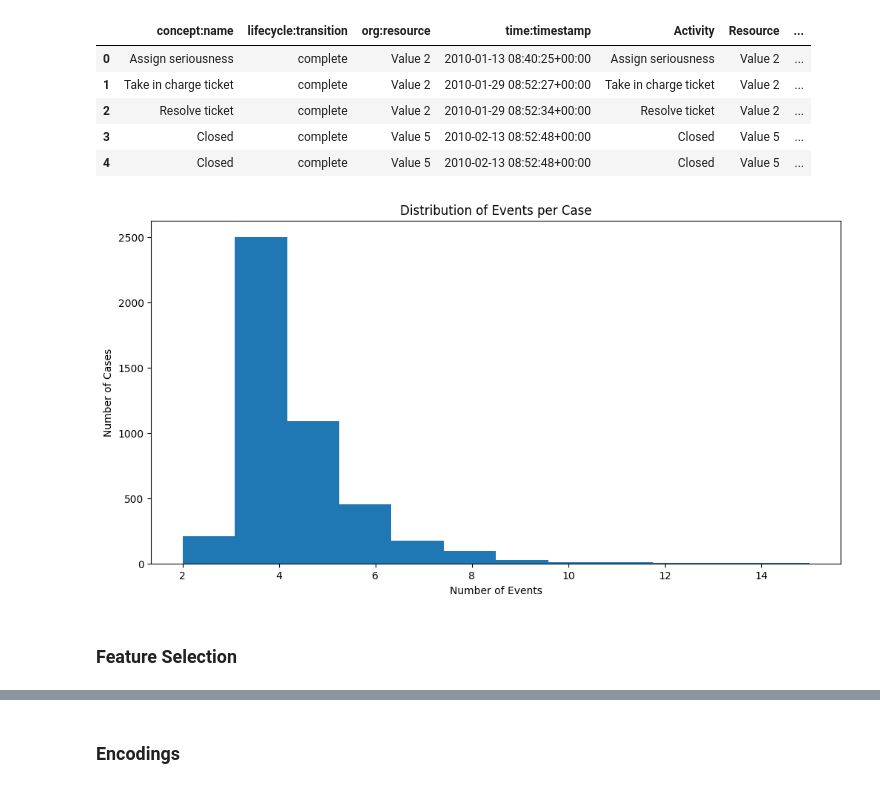
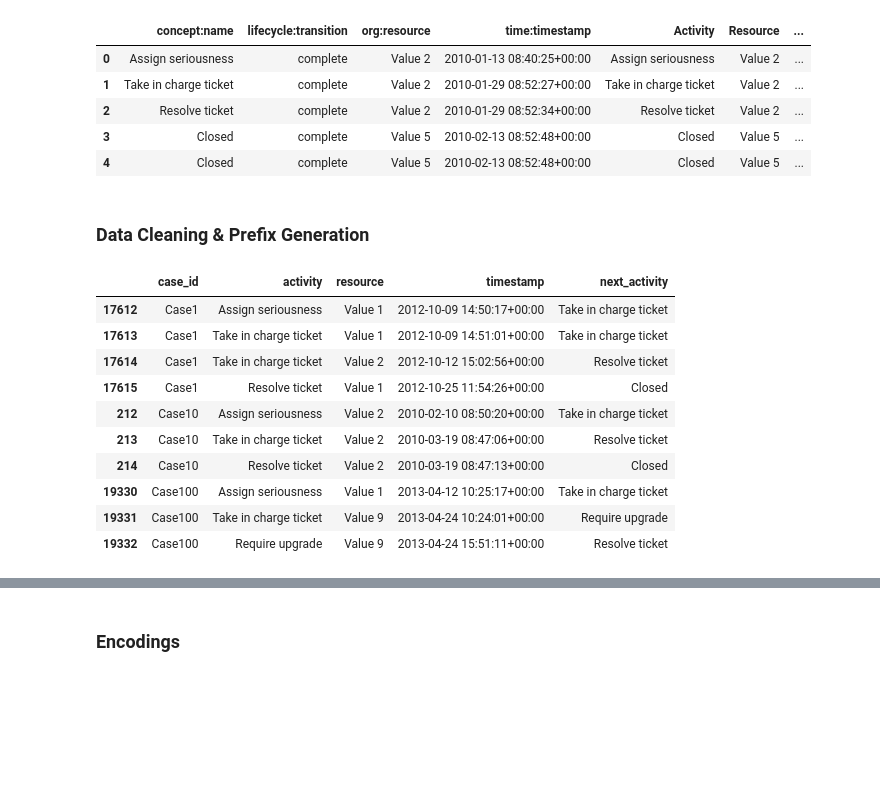
Before and after one commit to LorenzoCirac/Encodings-for-Next-Step-Activity-Prediction, a Jupyter notebook: Encodings for Next Step Activity Prediction.ipynb, the cells around one changed output, grey strips where cells are left out. Drawn from its saved outputs; the diff is of its cells as text; code cells hidden in the pictures; blank space fills up the shorter version.

```diff
--- a/Encodings for Next Step Activity Prediction.ipynb
+++ b/Encodings for Next Step Activity Prediction.ipynb
@@ -52,29 +55,32 @@ df.head()
 | 2 | Resolve ticket | complete | Value 2 | 2010-01-29 08:52:34+00:00 | Resolve ticket | Value 2 | ... |
 | 3 | Closed | complete | Value 5 | 2010-02-13 08:52:48+00:00 | Closed | Value 5 | ... |
 | 4 | Closed | complete | Value 5 | 2010-02-13 08:52:48+00:00 | Closed | Value 5 | ... |
-# %%
-case_lengths = df.groupby("case:concept:name").size()
-
-plt.figure(figsize = (12, 6))
-plt.hist(case_lengths, bins = 12)
-plt.title("Distribution of Events per Case")
-plt.xlabel("Number of Events")
-plt.ylabel("Number of Cases")
-plt.show()
-# %% [output]
-[figure, removed]
 # %% [markdown]
-<h3>Feature Selection</h3>
+<h3>Data Cleaning & Prefix Generation</h3>
 # %%
-# Feature Selection
+# Clean Data
 df = df.rename(columns = {
+    "case:concept:name": "case_id",
     "concept:name": "activity",
     "org:resource": "resource",
-    "time:timestamp": "timestamp",
-    "case:concept:name": "case_id",
+    "time:timestamp": "timestamp"
 })
-df = df[["case_id", "activity", "resource", "timestamp"]].sort_values(by = ["case_id", "timestamp"])
 
-# Label Column
+df = df[["case_id", "activity", "resource", "timestamp"]]
 df["next_activity"] = df.groupby("case_id")["activity"].shift(-1)
 df = df[df["next_activity"].notna()]
+df = df.sort_values(by = ["case_id", "timestamp"])
+
+df.head(10)
+# %% [output]
+|  | case_id | activity | resource | timestamp | next_activity |
+| 17612 | Case1 | Assign seriousness | Value 1 | 2012-10-09 14:50:17+00:00 | Take in charge ticket |
+| 17613 | Case1 | Take in charge ticket | Value 1 | 2012-10-09 14:51:01+00:00 | Take in charge ticket |
+| 17614 | Case1 | Take in charge ticket | Value 2 | 2012-10-12 15:02:56+00:00 | Resolve ticket |
+| 17615 | Case1 | Resolve ticket | Value 1 | 2012-10-25 11:54:26+00:00 | Closed |
+| 212 | Case10 | Assign seriousness | Value 2 | 2010-02-10 08:50:20+00:00 | Take in charge ticket |
+| 213 | Case10 | Take in charge ticket | Value 2 | 2010-03-19 08:47:06+00:00 | Resolve ticket |
+| 214 | Case10 | Resolve ticket | Value 2 | 2010-03-19 08:47:13+00:00 | Closed |
+| 19330 | Case100 | Assign seriousness | Value 1 | 2013-04-12 10:25:17+00:00 | Take in charge ticket |
+| 19331 | Case100 | Take in charge ticket | Value 9 | 2013-04-24 10:24:01+00:00 | Require upgrade |
+| 19332 | Case100 | Require upgrade | Value 9 | 2013-04-24 15:51:11+00:00 | Resolve ticket |
```
Also changed, not shown: parts of 16 cells of this notebook, 1 other file.
